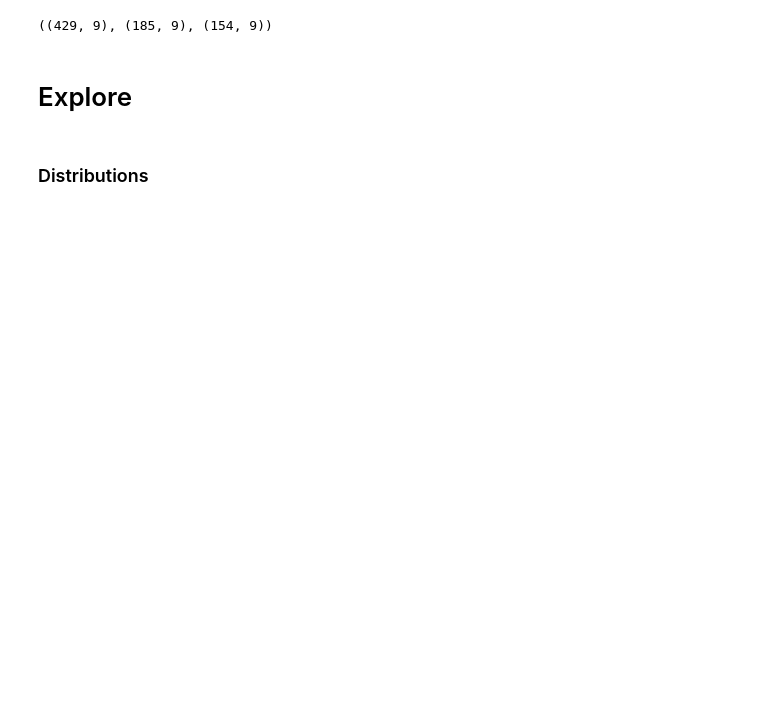
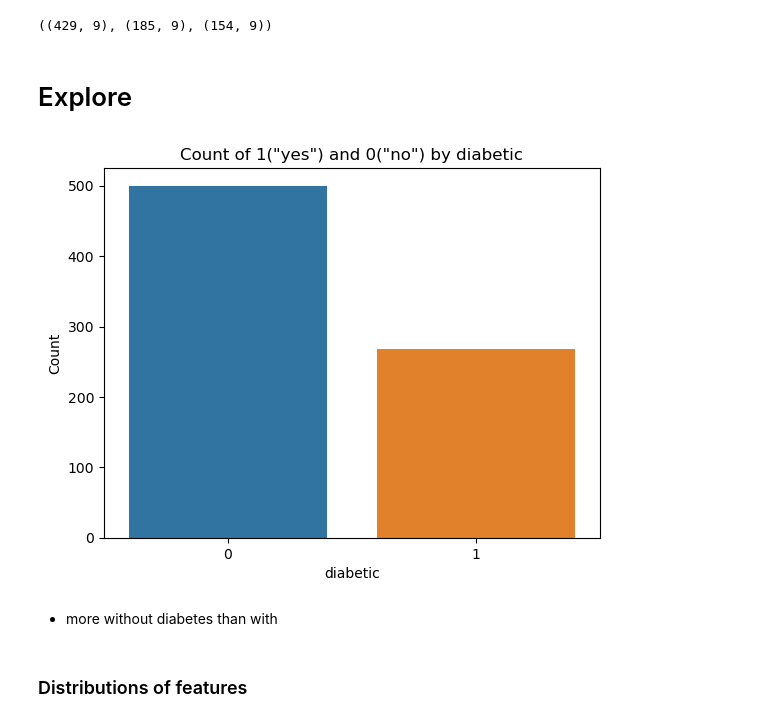
Before and after one commit to Jburch01/diabetes_classification_project, a Jupyter notebook: explore.ipynb, the cells around one changed output. Cells and saved outputs as stored; diff of their text form; code cells hidden in the pictures; blank space fills up the shorter version.

```diff
--- a/explore.ipynb
+++ b/explore.ipynb
@@ -17,8 +17,24 @@ train.shape, val.shape, test.shape
 ((429, 9), (185, 9), (154, 9))
 # %% [markdown]
 # Explore
+# %%
+
+# create a bar plot
+sns.countplot(x='diabetic', data=df)
+
+# add axis labels and title
+plt.xlabel('diabetic')
+plt.ylabel('Count')
+plt.title('Count of 1("yes") and 0("no") by diabetic')
+
+# show the plot
+plt.show()
+# %% [output]
+[figure, added]
+# %% [markdown]
+- more without diabetes than with
 # %% [markdown]
-### Distributions
+### Distributions of features
 # %%
 train.columns
 # %% [output]
```
Also changed, not shown: parts of 7 cells of this notebook.
